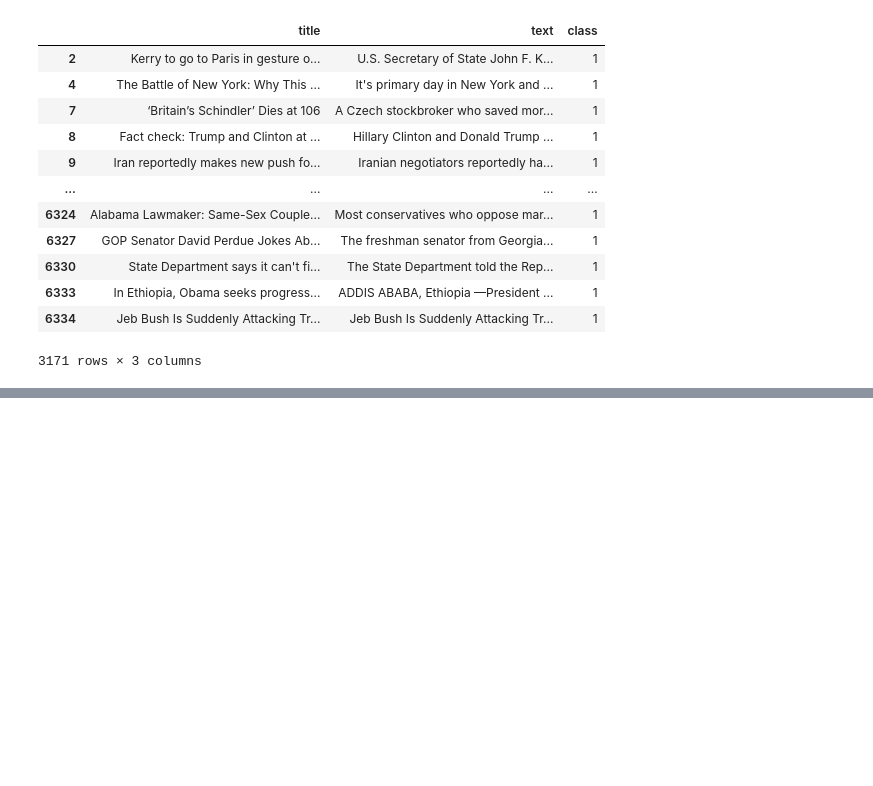
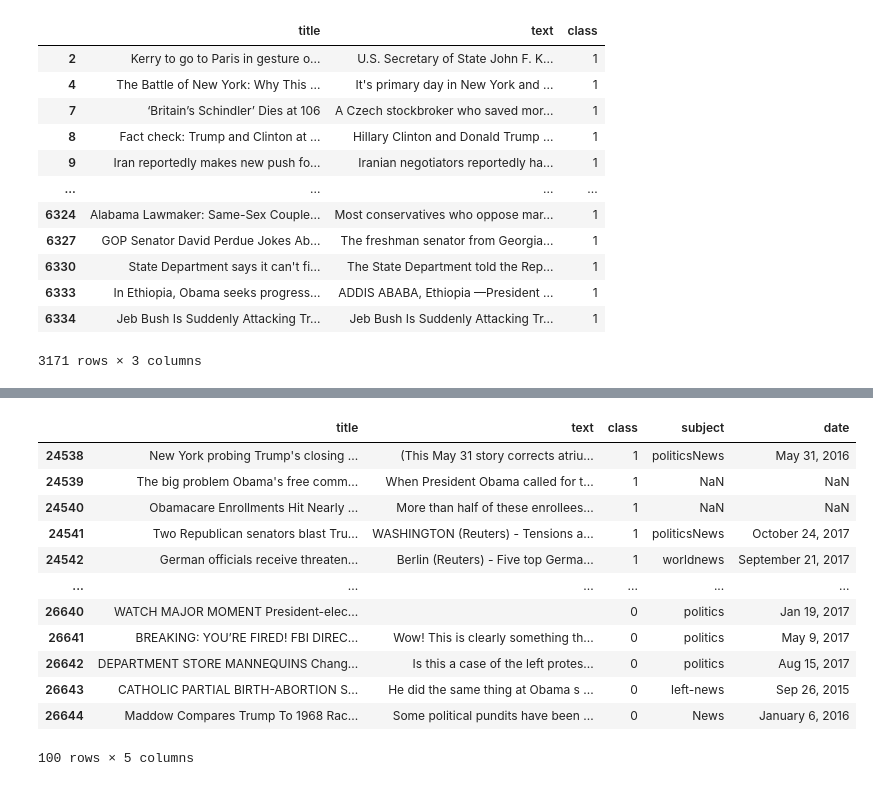
Before and after one commit to keijiart/Fake_News, a Jupyter notebook: Merging.ipynb, the cells around one changed output, grey strips where cells are left out. Saved outputs shown, nothing was run; the diff lists cells and outputs as text; code cells hidden in the pictures; blank space fills up the shorter version.

```diff
--- a/Merging.ipynb
+++ b/Merging.ipynb
@@ -110,0 +120,21 @@ true_marge.to_csv('true1.csv', index=False)
+# %%
+fake_tail = fake_marge.tail(50)
+# %%
+true_tail = true_marge.tail(50)
+# %%
+fake_true = pd.concat([true_tail, fake_tail], axis=0)
+fake_true
+# %% [output]
+|  | title | text | class | subject | date |
+| 24538 | New York probing Trump's closing ... | (This May 31 story corrects atriu... | 1 | politicsNews | May 31, 2016 |
+| 24539 | The big problem Obama's free comm... | When President Obama called for t... | 1 | NaN | NaN |
+| 24540 | Obamacare Enrollments Hit Nearly ... | More than half of these enrollees... | 1 | NaN | NaN |
+| 24541 | Two Republican senators blast Tru... | WASHINGTON (Reuters) - Tensions a... | 1 | politicsNews | October 24, 2017 |
+| 24542 | German officials receive threaten... | Berlin (Reuters) - Five top Germa... | 1 | worldnews | September 21, 2017 |
+| ... | ... | ... | ... | ... | ... |
+| 26640 | WATCH MAJOR MOMENT President-elec... |  | 0 | politics | Jan 19, 2017 |
+| 26641 | BREAKING: YOU’RE FIRED! FBI DIREC... | Wow! This is clearly something th... | 0 | politics | May 9, 2017 |
+| 26642 | DEPARTMENT STORE MANNEQUINS Chang... | Is this a case of the left protes... | 0 | politics | Aug 15, 2017 |
+| 26643 | CATHOLIC PARTIAL BIRTH-ABORTION S... | He did the same thing at Obama s ... | 0 | left-news | Sep 26, 2015 |
+| 26644 | Maddow Compares Trump To 1968 Rac... | Some political pundits have been ... | 0 | News | January 6, 2016 |
+100 rows × 5 columns
```
Also changed, not shown: parts of 11 cells of this notebook, 5 other files.
